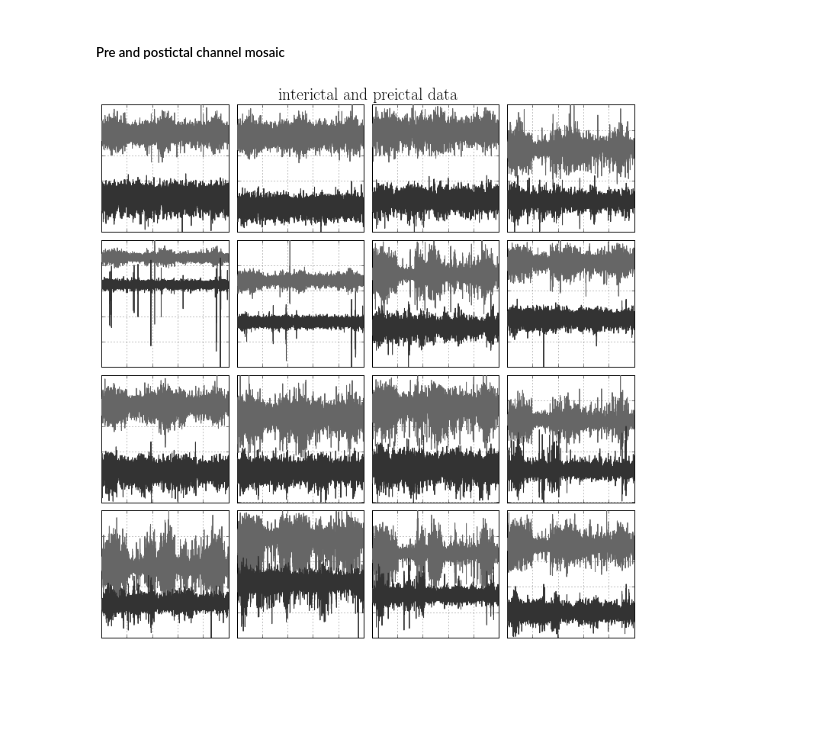
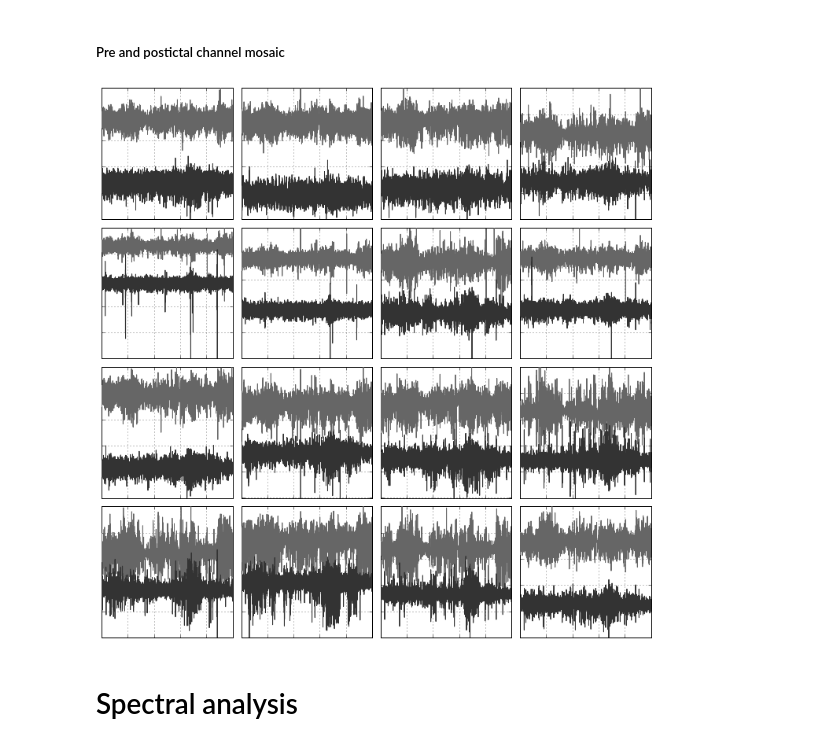
Before and after one commit to tphinkle/kaggle_seizure, a Jupyter notebook: seizure.ipynb, the cells around one changed output. Drawn from its saved outputs; the diff is of its cells as text; code cells hidden in the pictures; blank space fills up the shorter version.

```diff
--- a/seizure.ipynb
+++ b/seizure.ipynb
@@ -81,7 +83,7 @@ interictal_file_path = interictal_file_paths[sample_index]
 preictal_file_path = preictal_file_paths[sample_index]
 
 patient_num = interictal_file_path.split('/')[-1].split('_')[0]
-training_num = interictal_file_path.split('/')[-1].split('_')[1]
+sample_num = interictal_file_path.split('/')[-1].split('_')[1]
 
 interictal_df = mat_to_pandas(interictal_file_paths[sample_index])
 preictal_df = mat_to_pandas(preictal_file_paths[sample_index])
@@ -97,38 +99,40 @@ def get_channel(dataframe, channel):
 # %%
 fig = plt.figure(figsize = (10,10))
 
-plt.suptitle('interictal and preictal data', y = 1.015, size = suptitle_size)
+#plt.suptitle('patient\# ' + str(patient_num) + ' sample # ' + str(sample_num), y = 1.015, size = suptitle_size)
 
 gs = matplotlib.gridspec.GridSpec(4, 4)
 
 offset = 500
 
 for i in range(num_channels):
     interictal_data = get_channel(interictal_df, i)
     preictal_data = get_channel(preictal_df, i)
 
     ax = plt.subplot(gs[i])
 
     plt.plot(interictal_data + offset, zorder = 100, c = gray_color)
     plt.plot(preictal_data, zorder = 100, c = darkgray_color)
 
 
     plt.xlim(0, len(preictal_data))
     rng = np.max(interictal_data+offset) - np.min(preictal_data)
     plt.ylim(np.min(preictal_data), np.max(interictal_data + offset))
 
     plt.grid()
     plt.xticks([i*len(preictal_data)/5. for i in range(5)])
     plt.yticks([np.min(preictal_data) + i*rng/5. for i in range(5)])
     ax.xaxis.set_ticklabels([])
     ax.yaxis.set_ticklabels([])
 
 fig.tight_layout()
 
 save_file_path = '/home/preston/Desktop/Programming/datasci/projects/eeg_seizure/figs/' + str(patient_num) + '_' + \
-str(training_num) + '_mosaic.png'
+str(sample_num) + '_mosaic.png'
 plt.savefig(save_file_path, dpi = 300)
 
 plt.show()
 # %% [output]
-[figure, old version]
+[figure, new version]
+# %% [markdown]
+# Spectral analysis
```
Also changed, not shown: parts of 2 cells of this notebook.
